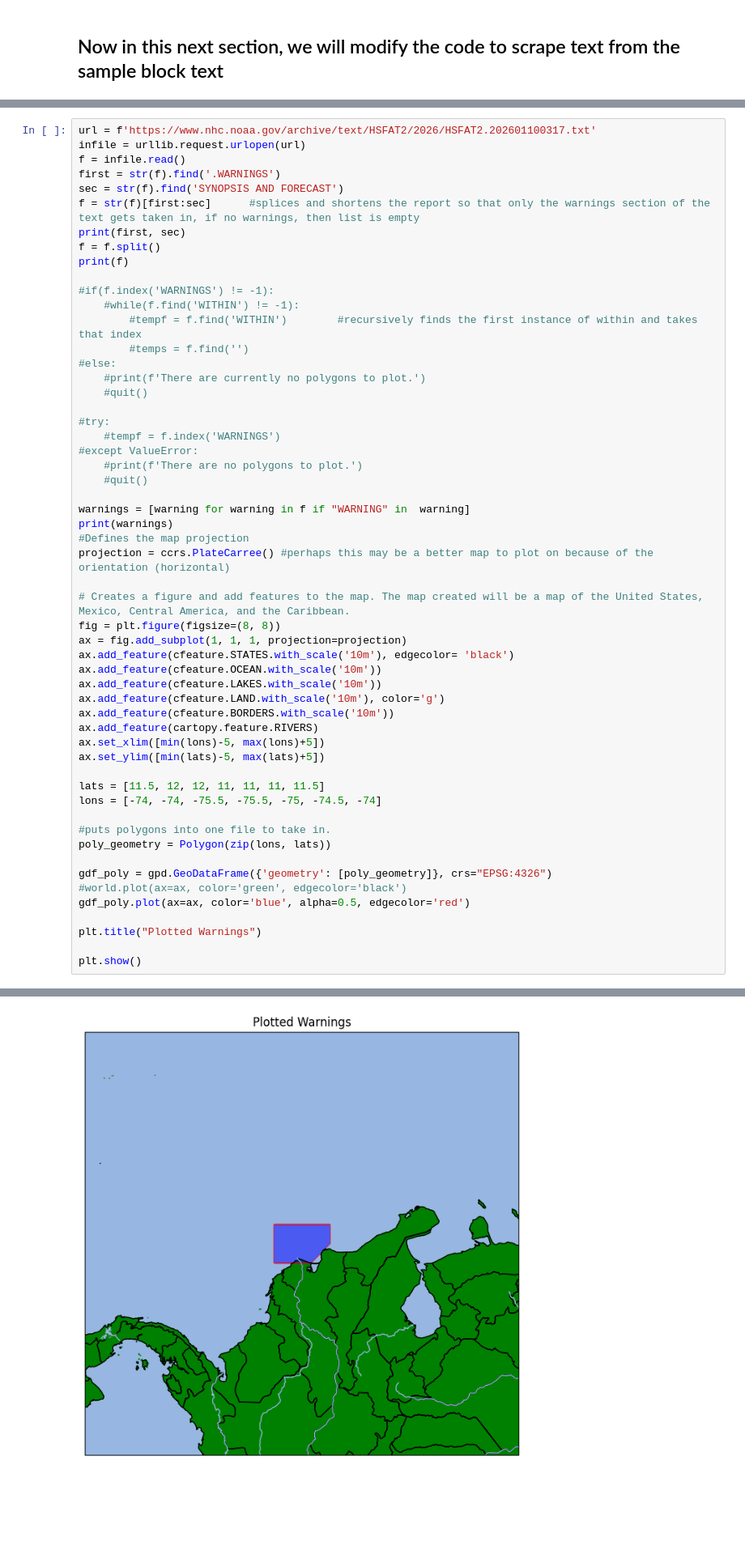
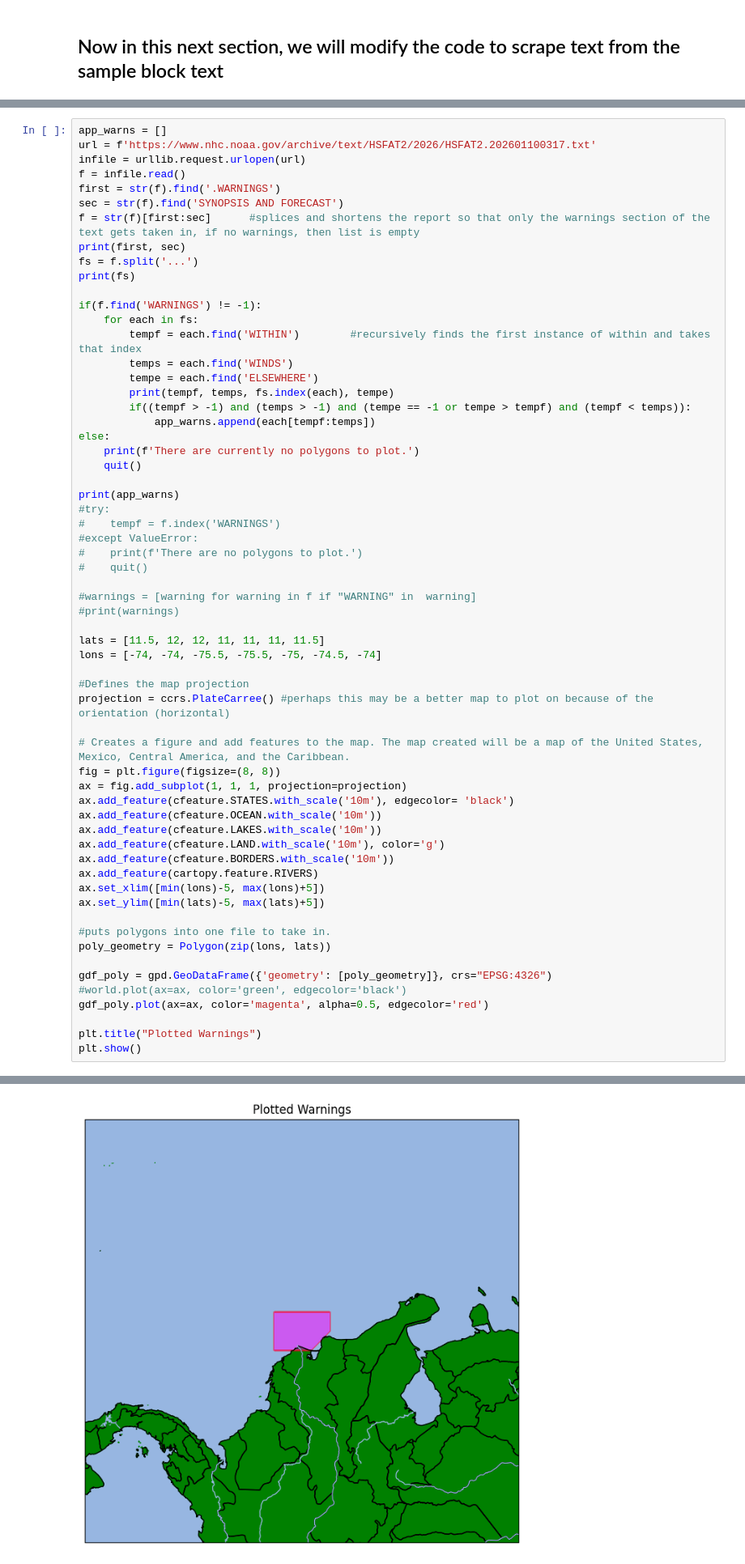
Before and after one commit to mumano/TC_watches_warnings, a Jupyter notebook: lapentaworkspace.ipynb, the cells around one changed output, grey strips where cells are left out. Shown at 81% size. Cells and saved outputs as stored; diff of their text form; blank space fills up the shorter version.

```diff
--- a/lapentaworkspace.ipynb
+++ b/lapentaworkspace.ipynb
@@ -729,6 +728,7 @@ Index removed.
 
 ...GULF OF AMERICA GALE WARNING...\N.GULF OF AMERICA 12 HOUR FORECAST COLD FRONT FROM 30N93W TO\N26N97W
 # %%
+app_warns = []
 url = f'https://www.nhc.noaa.gov/archive/text/HSFAT2/2026/HSFAT2.202601100317.txt'
 infile = urllib.request.urlopen(url)
 f = infile.read()
@@ -736,25 +736,34 @@ first = str(f).find('.WARNINGS')
 sec = str(f).find('SYNOPSIS AND FORECAST')
 f = str(f)[first:sec]      #splices and shortens the report so that only the warnings section of the text gets taken in, if no warnings, then list is empty
 print(first, sec)
-f = f.split()
-print(f)
+fs = f.split('...')
+print(fs)
 
-#if(f.index('WARNINGS') != -1):
-    #while(f.find('WITHIN') != -1):
-        #tempf = f.find('WITHIN')        #recursively finds the first instance of within and takes that index
-        #temps = f.find('')
-#else:
-    #print(f'There are currently no polygons to plot.')
-    #quit()
+if(f.find('WARNINGS') != -1):
+    for each in fs:
+        tempf = each.find('WITHIN')        #recursively finds the first instance of within and takes that index
+        temps = each.find('WINDS')
+        tempe = each.find('ELSEWHERE')
+        print(tempf, temps, fs.index(each), tempe)
+        if((tempf > -1) and (temps > -1) and (tempe == -1 or tempe > tempf) and (tempf < temps)):
+            app_warns.append(each[tempf:temps])
+else:
+    print(f'There are currently no polygons to plot.')
+    quit()
 
+print(app_warns)
 #try:
-    #tempf = f.index('WARNINGS')
+#    tempf = f.index('WARNINGS')
 #except ValueError:
-    #print(f'There are no polygons to plot.')
-    #quit()
+#    print(f'There are no polygons to plot.')
+#    quit()
 
-warnings = [warning for warning in f if "WARNING" in  warning]
-print(warnings)
+#warnings = [warning for warning in f if "WARNING" in  warning]
+#print(warnings)
+
+lats = [11.5, 12, 12, 11, 11, 11, 11.5]
+lons = [-74, -74, -75.5, -75.5, -75, -74.5, -74]
+
 #Defines the map projection
 projection = ccrs.PlateCarree() #perhaps this may be a better map to plot on because of the orientation (horizontal)
 
@@ -770,18 +779,14 @@ ax.add_feature(cartopy.feature.RIVERS)
 ax.set_xlim([min(lons)-5, max(lons)+5])
 ax.set_ylim([min(lats)-5, max(lats)+5])
 
-lats = [11.5, 12, 12, 11, 11, 11, 11.5]
-lons = [-74, -74, -75.5, -75.5, -75, -74.5, -74]
-
 #puts polygons into one file to take in.
 poly_geometry = Polygon(zip(lons, lats))
 
 gdf_poly = gpd.GeoDataFrame({'geometry': [poly_geometry]}, crs="EPSG:4326")
 #world.plot(ax=ax, color='green', edgecolor='black')
-gdf_poly.plot(ax=ax, color='blue', alpha=0.5, edgecolor='red')
+gdf_poly.plot(ax=ax, color='magenta', alpha=0.5, edgecolor='red')
 
 plt.title("Plotted Warnings")
-
 plt.show()
 # %% [output]
 567 2824
@@ -790,4 +809,4 @@ plt.show()
-[figure, old version]
+[figure, new version]
 # %%
 #fig, ax = plt.subplots(subplot_kw={'projection': ccrs.Mercator()}, figsize=(10, 5))
 #ax.stock_img()
```
Also changed, not shown: parts of 2 cells of this notebook.
